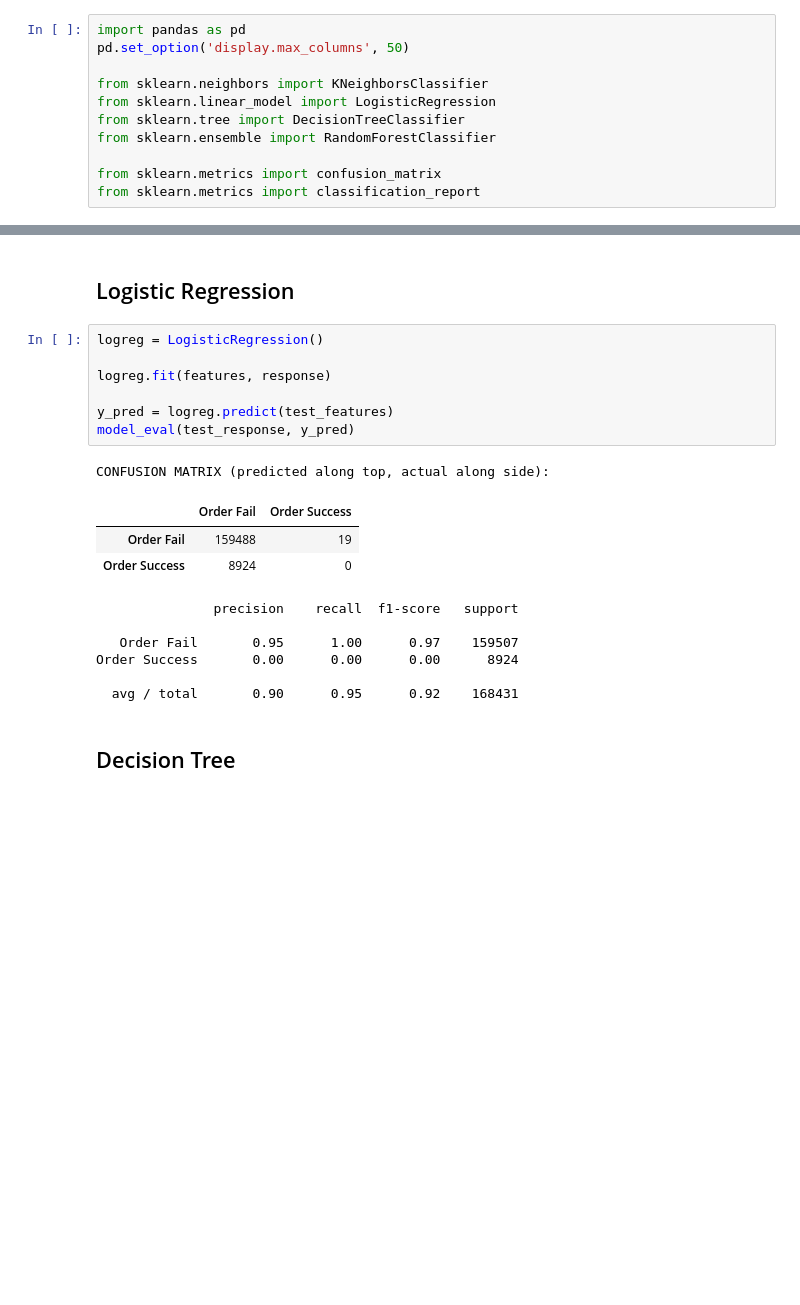
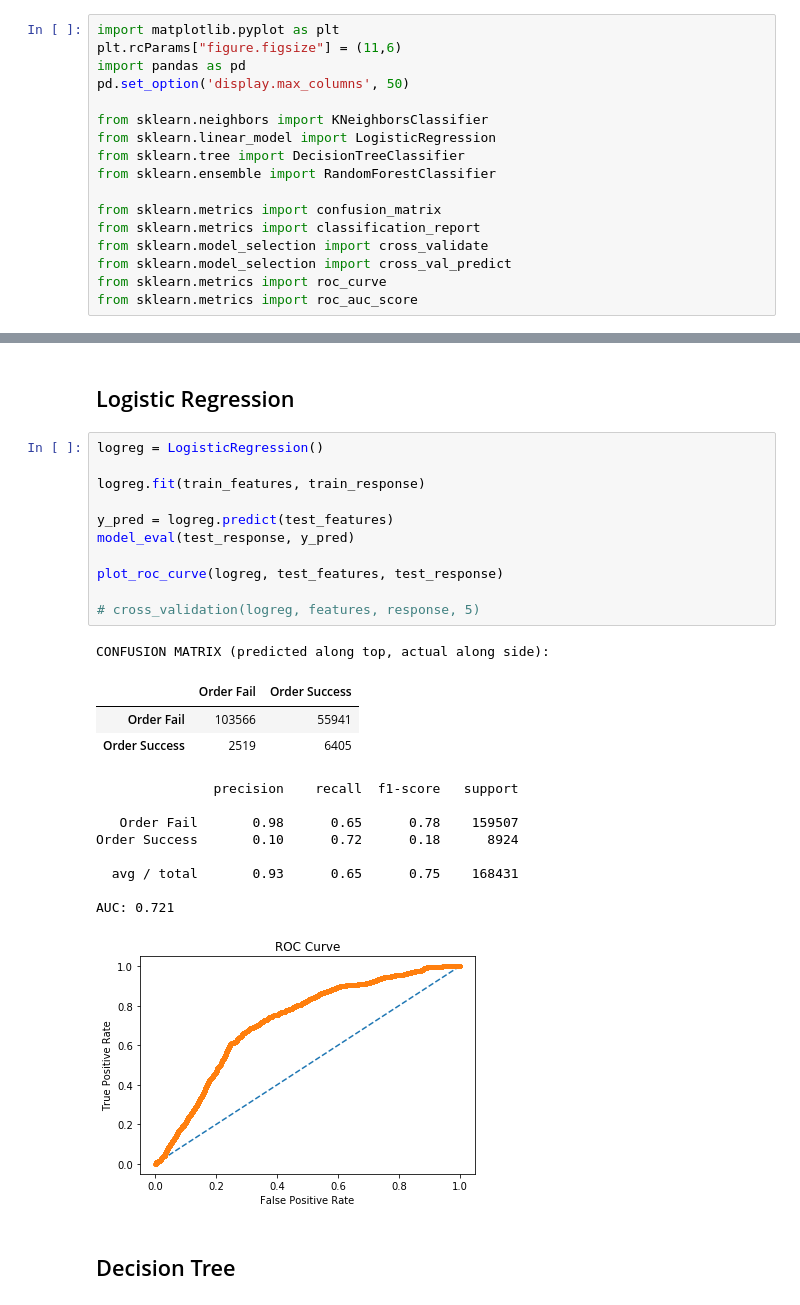
Before and after one commit to acaruso7/Order-Book-Trade-Classification, a Jupyter notebook: baseline_models.ipynb, the cells around one changed output, grey strips where cells are left out. Drawn from its saved outputs; the diff is of its cells as text; blank space fills up the shorter version.

Commit message:
fixed model training, added cross validation & ROC curves

```diff
--- a/baseline_models.ipynb
+++ b/baseline_models.ipynb
@@ -1,4 +1,6 @@
 # %%
+import matplotlib.pyplot as plt
+plt.rcParams["figure.figsize"] = (11,6)
 import pandas as pd
 pd.set_option('display.max_columns', 50)
 
@@ -9,6 +11,10 @@ from sklearn.ensemble import RandomForestClassifier
 
 from sklearn.metrics import confusion_matrix
 from sklearn.metrics import classification_report
+from sklearn.model_selection import cross_validate
+from sklearn.model_selection import cross_val_predict
+from sklearn.metrics import roc_curve
+from sklearn.metrics import roc_auc_score
 # %%
 df = pd.read_csv('data.csv')
 display(df.describe())
@@ -156,21 +170,28 @@ def model_eval(y_test, y_pred):
 # %%
 logreg = LogisticRegression()
 
-logreg.fit(features, response)
+logreg.fit(train_features, train_response)
 
 y_pred = logreg.predict(test_features)
 model_eval(test_response, y_pred)
+
+plot_roc_curve(logreg, test_features, test_response)
+
+# cross_validation(logreg, features, response, 5)
 # %% [output]
 CONFUSION MATRIX (predicted along top, actual along side):
 |  | Order Fail | Order Success |
-| Order Fail | 159488 | 19 |
-| Order Success | 8924 | 0 |
+| Order Fail | 103566 | 55941 |
+| Order Success | 2519 | 6405 |
                precision    recall  f1-score   support
 
-   Order Fail       0.95      1.00      0.97    159507
-Order Success       0.00      0.00      0.00      8924
+   Order Fail       0.98      0.65      0.78    159507
+Order Success       0.10      0.72      0.18      8924
 
-  avg / total       0.90      0.95      0.92    168431
+  avg / total       0.93      0.65      0.75    168431
+
+AUC: 0.721
+[figure, added]
 # %% [markdown]
 ## Decision Tree
 # %%
```
Also changed, not shown: parts of 8 cells of this notebook.
